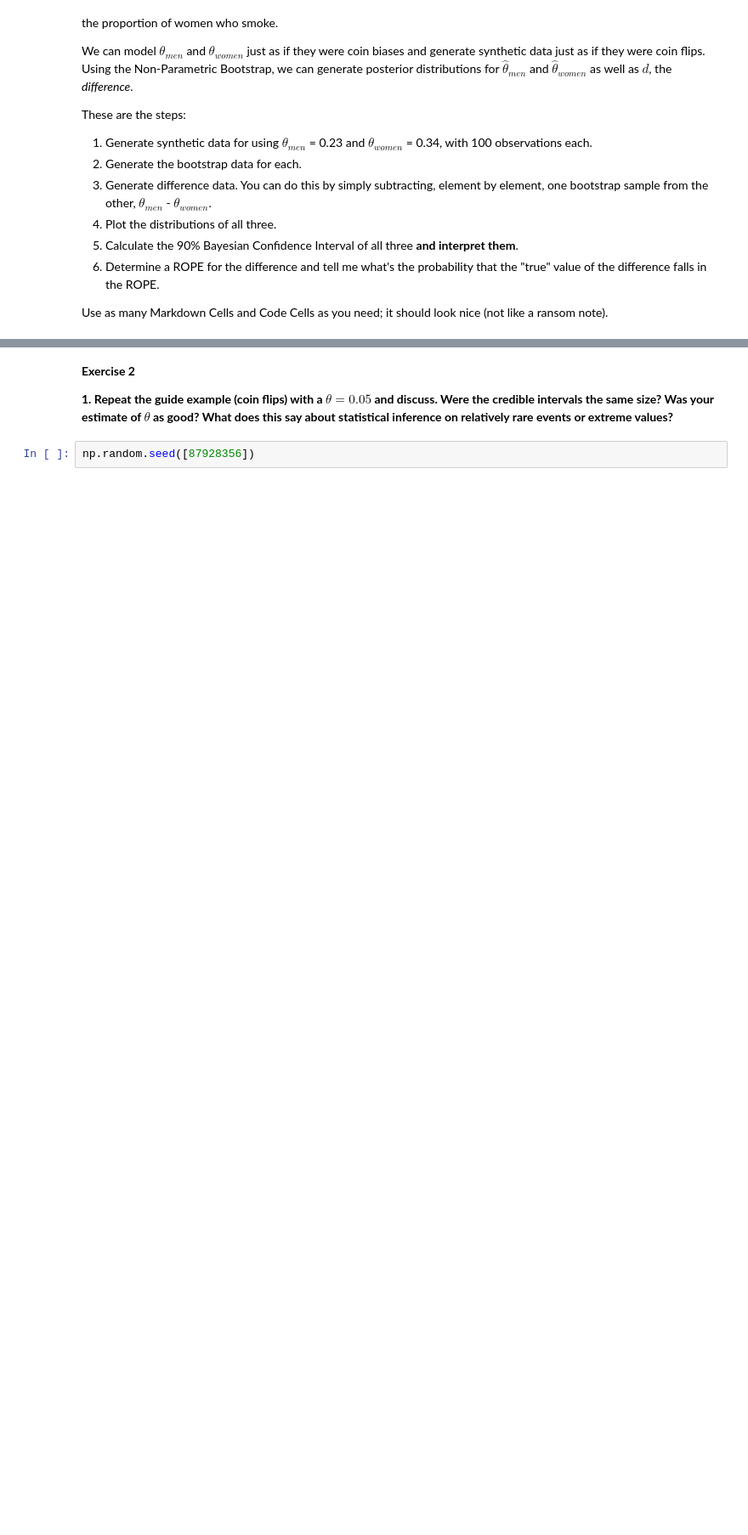
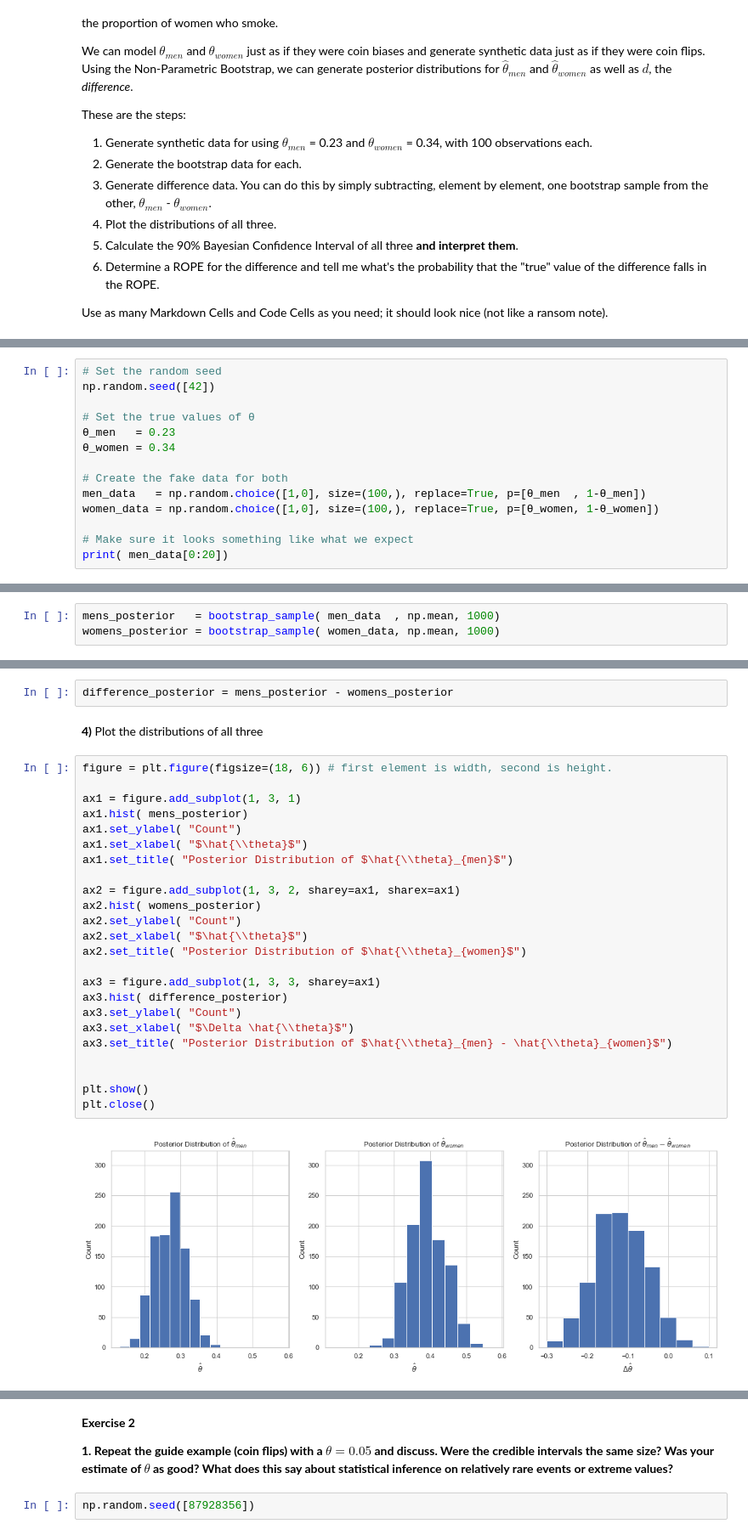
Before and after one commit to natemcintosh/en_685_648_data_science, a Jupyter notebook: 7_module/lab/nmcinto2.ipynb, the cells around one changed output, grey strips where cells are left out. Shown: that part at 85% size. Drawn from its saved outputs; the diff is of its cells as text; blank space fills up the shorter version.

```diff
--- a/7_module/lab/nmcinto2.ipynb
+++ b/7_module/lab/nmcinto2.ipynb
@@ -153,0 +164,14 @@ Use as many Markdown Cells and Code Cells as you need; it should look nice (not
+# %%
+# Set the random seed
+np.random.seed([42])
+
+# Set the true values of θ
+θ_men   = 0.23
+θ_women = 0.34
+
+# Create the fake data for both
+men_data   = np.random.choice([1,0], size=(100,), replace=True, p=[θ_men  , 1-θ_men])
+women_data = np.random.choice([1,0], size=(100,), replace=True, p=[θ_women, 1-θ_women])
+
+# Make sure it looks something like what we expect
+print( men_data[0:20])
@@ -153,0 +182,3 @@ Use as many Markdown Cells and Code Cells as you need; it should look nice (not
+# %%
+mens_posterior   = bootstrap_sample( men_data  , np.mean, 1000)
+womens_posterior = bootstrap_sample( women_data, np.mean, 1000)
@@ -153,0 +187,30 @@ Use as many Markdown Cells and Code Cells as you need; it should look nice (not
+# %%
+difference_posterior = mens_posterior - womens_posterior
+# %% [markdown]
+**4)** Plot the distributions of all three
+# %%
+figure = plt.figure(figsize=(18, 6)) # first element is width, second is height.
+
+ax1 = figure.add_subplot(1, 3, 1)
+ax1.hist( mens_posterior)
+ax1.set_ylabel( "Count")
+ax1.set_xlabel( "$\hat{\\theta}$")
+ax1.set_title( "Posterior Distribution of $\hat{\\theta}_{men}$")
+
+ax2 = figure.add_subplot(1, 3, 2, sharey=ax1, sharex=ax1)
+ax2.hist( womens_posterior)
+ax2.set_ylabel( "Count")
+ax2.set_xlabel( "$\hat{\\theta}$")
+ax2.set_title( "Posterior Distribution of $\hat{\\theta}_{women}$")
+
+ax3 = figure.add_subplot(1, 3, 3, sharey=ax1)
+ax3.hist( difference_posterior)
+ax3.set_ylabel( "Count")
+ax3.set_xlabel( "$\Delta \hat{\\theta}$")
+ax3.set_title( "Posterior Distribution of $\hat{\\theta}_{men} - \hat{\\theta}_{women}$")
+
+
+plt.show()
+plt.close()
+# %% [output]
+[figure, added]
```
Also changed, not shown: parts of 21 cells of this notebook, 3 other files.
